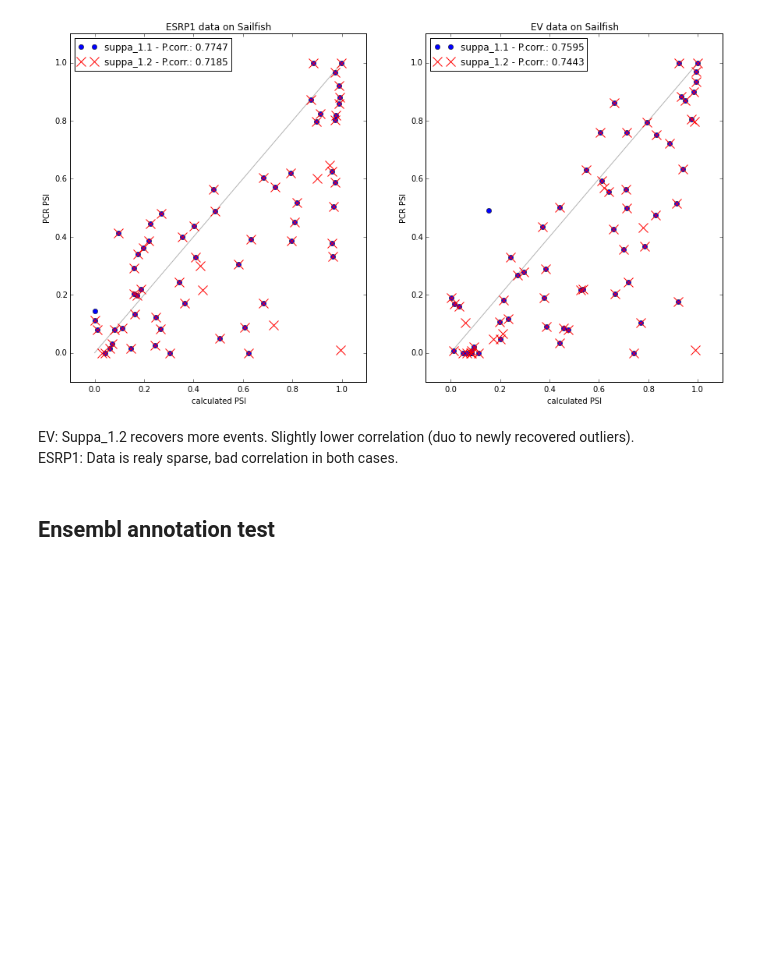
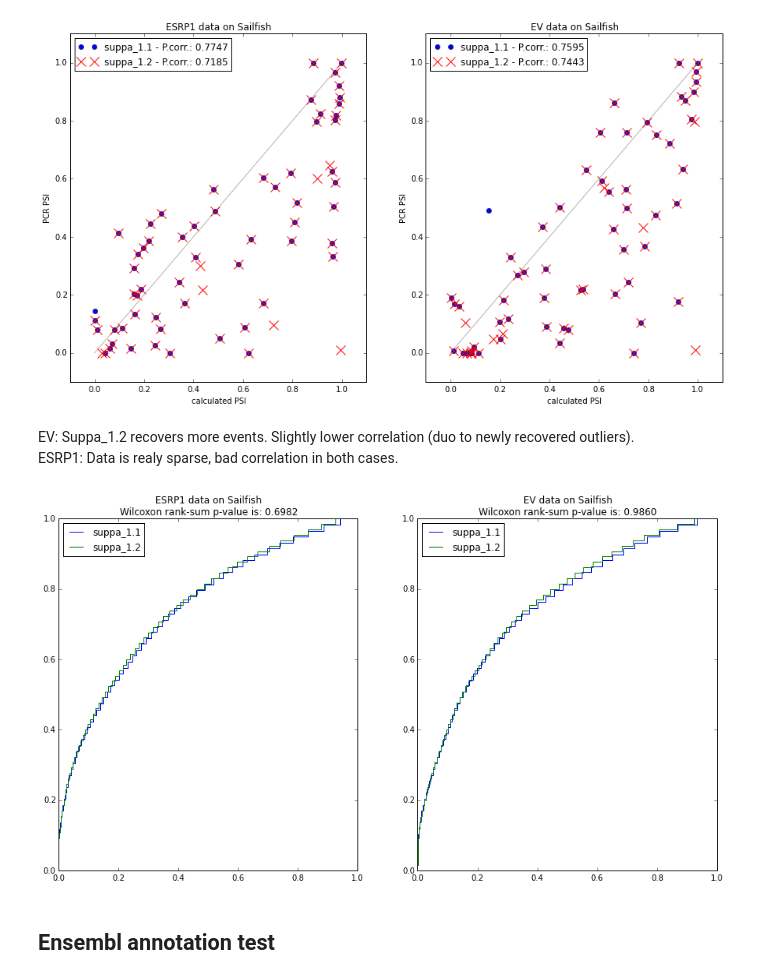
Before and after one commit to miha-skalic/suppa-tests, a Jupyter notebook: scripts/Correlation Calculation.ipynb, the cells around one changed output. Cells and saved outputs as stored; diff of their text form; code cells hidden in the pictures; blank space fills up the shorter version.

Commit message:
New Tests added.

```diff
--- a/scripts/Correlation Calculation.ipynb
+++ b/scripts/Correlation Calculation.ipynb
@@ -61,6 +63,45 @@ SUPA v1.2: PSI from sailfish numbers:
 # %% [markdown]
 EV: Suppa_1.2 recovers more events. Slightly lower correlation (duo to newly recovered outliers). <br/>
 ESRP1: Data is realy sparse, bad correlation in both cases.
+# %%
+# rank test functions and plot deffinitions
+
+def get_points_n_diff(in_points):
+    """
+    Given a pairs of points returns absolute difference
+    and tuple of plot points
+    """
+    abs_difs = [abs(a - b) for a, b in in_points]
+    cum_difs = np.cumsum(sorted(abs_difs))
+    rel_dif = cum_difs / np.max(cum_difs)
+    y_points = [x / len(rel_dif) for x in range(1, len(rel_dif) + 1)]
+    return abs_difs, (rel_dif, y_points)
+
+def plot_ranksumtest(subplot, group1,
+                     group2, name1, name2, mtitle=''):
+    """
+    Plots rank sum test results.
+    """
+    axes = my_figure.add_subplot(121)
+
+    subplot.step(*group1[1], label=name1);
+    subplot.step(*group2[1], label=name2);
+    subplot.legend(loc='best');
+    subplot.set_title(mtitle + '\nWilcoxon rank-sum p-value is: {:.4f}'.format(ranksums(group1[0],group2[0])[1]))
+# %%
+
+my_figure = pyplot.figure()
+axes = my_figure.add_subplot(121)
+axes2 = my_figure.add_subplot(122)
+
+
+plot_ranksumtest(axes, get_points_n_diff(points1), get_points_n_diff(points2),
+                 'suppa_1.1', 'suppa_1.2', mtitle='ESRP1 data on Sailfish')
+
+plot_ranksumtest(axes2, get_points_n_diff(points3), get_points_n_diff(points4),
+                 'suppa_1.1', 'suppa_1.2', mtitle='EV data on Sailfish')
+# %% [output]
+[figure, added]
 # %% [markdown]
 ## Ensembl annotation test
 # %%
```
Also changed, not shown: parts of 27 cells of this notebook, 1 other file.
